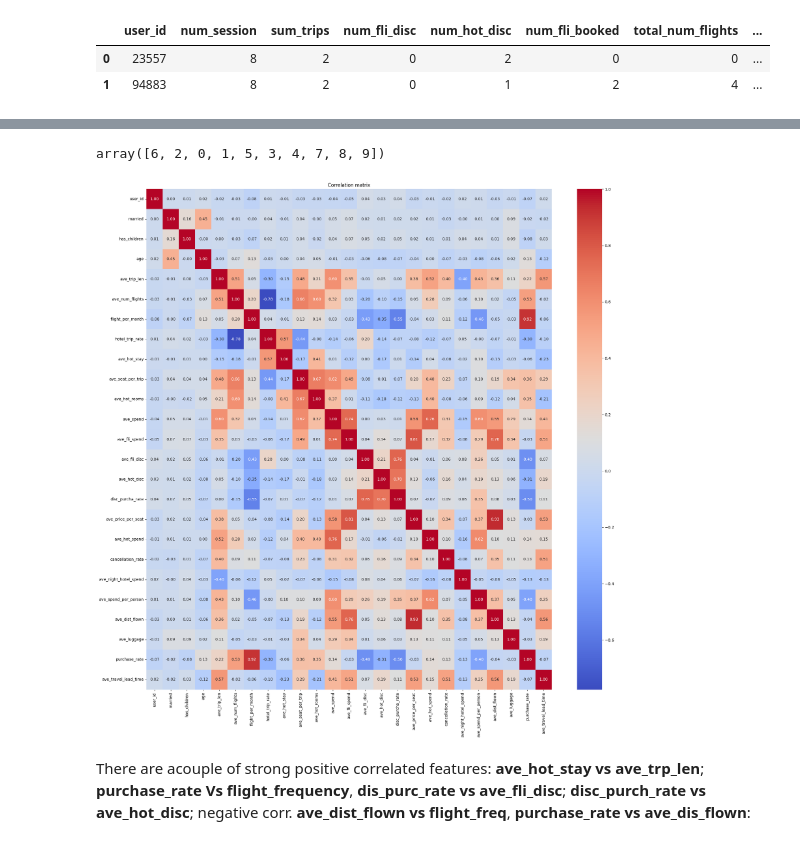
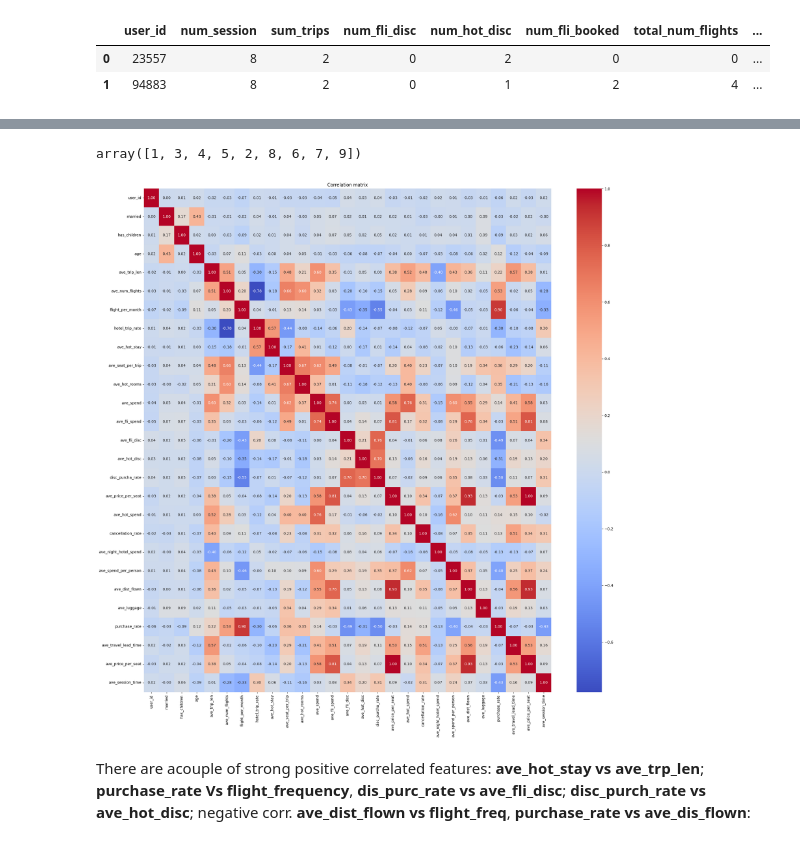
Before and after one commit to derewor/Travel-Tide-project, a Jupyter notebook: TravelTide_project_final.ipynb, the cells around one changed output, grey strips where cells are left out. Saved outputs shown, nothing was run; the diff lists cells and outputs as text; code cells hidden in the pictures.

```diff
--- a/TravelTide_project_final.ipynb
+++ b/TravelTide_project_final.ipynb
@@ -217,10 +235,11 @@ session_grouped = category_session.groupby('user_id').agg({'session_id':'count',
                                                             'seats':'sum',
                                                             'checked_bags':'sum',
                                                             'travel_lead_time':'sum',
-                                                            'distance_flown':'sum'})
+                                                            'distance_flown':'sum',
+                                                            'time_on_session':'sum'})
 session_grouped.columns = ['num_session','sum_trips','num_fli_disc','num_hot_disc','num_fli_booked','total_num_flights','num_hot_booked','num_cancellation','num_rooms',
                            'sum_room_spend','total_hotel_spend','sum_nights',
-                           'sum_fli_spend','sum_trip_length','num_seats','sum_checked_bags','sum_travel_lead_time','total_distance']
+                           'sum_fli_spend','sum_trip_length','num_seats','sum_checked_bags','sum_travel_lead_time','total_distance','total_session_time']
 session_grouped.reset_index().head(2)
 # %% [output]
 |  | user_id | num_session | sum_trips | num_fli_disc | num_hot_disc | num_fli_booked | total_num_flights | ... |
@@ -240,9 +264,12 @@ user_table.head(2)
 merged_table = user_table.merge(session_grouped, how='inner', left_on='user_id', right_on='user_id')
 # %%
 # there are some rows that contan 0 num of trips. These individuals did not book a flight or hotel. Devision with this number leads to NaN.
+# These need to be removed.
+rows_to_remove = merged_table['sum_trips']==0
+merged_table = merged_table[~rows_to_remove]
 merged_table['sum_trips'].unique()
 # %% [output]
-array([6, 2, 0, 1, 5, 3, 4, 7, 8, 9])
+array([1, 3, 4, 5, 2, 8, 6, 7, 9])
 # %%
 # creating metrics for segmenting customers for perks
 merged_table['ave_trip_len'] = np.round(merged_table['sum_trip_length'] / merged_table['sum_trips'], decimals=2)
@@ -266,11 +293,12 @@ merged_table['disc_purcha_rate'] = np.round((merged_table['num_fli_disc'] + merg
 merged_table['purchase_rate'] = np.round(merged_table['num_fli_booked'] / merged_table['num_session'], decimals=2)
 merged_table['ave_travel_lead_time'] = np.round(merged_table['sum_travel_lead_time'] / merged_table['num_fli_booked'], decimals=2)
 merged_table['ave_price_per_seat'] = np.round(merged_table['sum_fli_spend'] / merged_table['num_seats'], decimals=2)
+merged_table['ave_session_time'] = np.round(merged_table['total_session_time'] / merged_table['num_fli_booked'], decimals=2)
 # %%
 selected_metrics = merged_table[['user_id','married','has_children','age','ave_trip_len','ave_num_flights','flight_per_month','hotel_trip_rate','ave_hot_stay',
        'ave_seat_per_trip', 'ave_hot_rooms', 'ave_spend','ave_fli_spend', 'ave_fli_disc', 'ave_hot_disc', 'disc_purcha_rate', 'ave_price_per_seat',
        'ave_hot_spend', 'cancellation_rate', 'ave_night_hotel_spend', 'ave_spend_per_person',
-       'ave_dist_flown', 'ave_luggage', 'purchase_rate', 'ave_travel_lead_time']]
+       'ave_dist_flown', 'ave_luggage', 'purchase_rate', 'ave_travel_lead_time','ave_price_per_seat','ave_session_time']]
 # %%
 # The correlation between the individual metrics is important. If strong correlation exists between some metrics, some of them may be dropped
 # without a significant impact on PCA.
@@ -283,9 +311,9 @@ def plotCorrelationMatrix(df, figsize= (19,19)):
 
   plt.show()
 # %%
-plotCorrelationMatrix(selected_metrics, figsize= (20,20))
+plotCorrelationMatrix(selected_metrics, figsize= (21,21))
 # %% [output]
-[figure, old version]
+[figure, new version]
 # %% [markdown]
 There are acouple of strong positive correlated features: **ave_hot_stay vs ave_trp_len**; **purchase_rate Vs flight_frequency**, **dis_purc_rate vs ave_fli_disc**; **disc_purch_rate vs ave_hot_disc**; negative corr. **ave_dist_flown vs flight_freq**, **purchase_rate vs ave_dis_flown**:
 # %%
```
Also changed, not shown: parts of 71 cells of this notebook.
